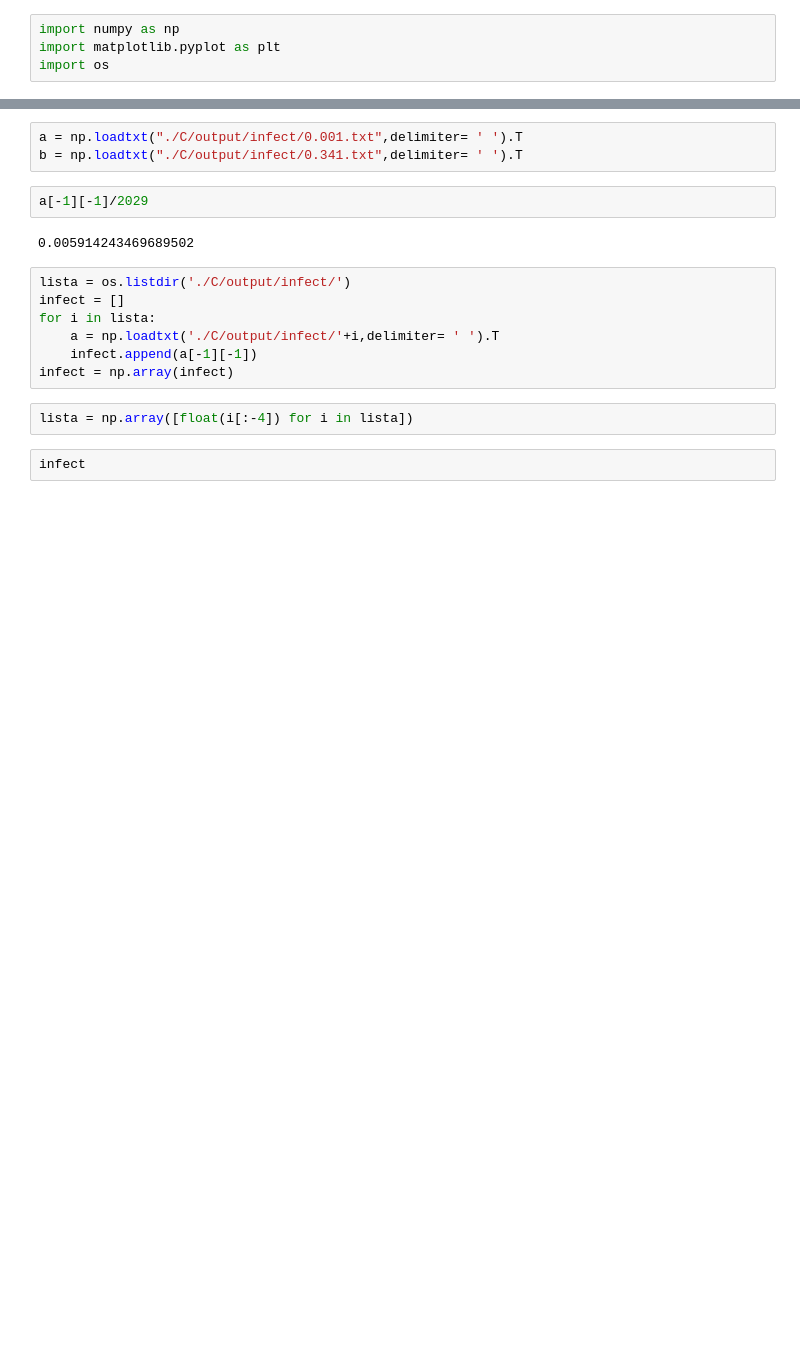
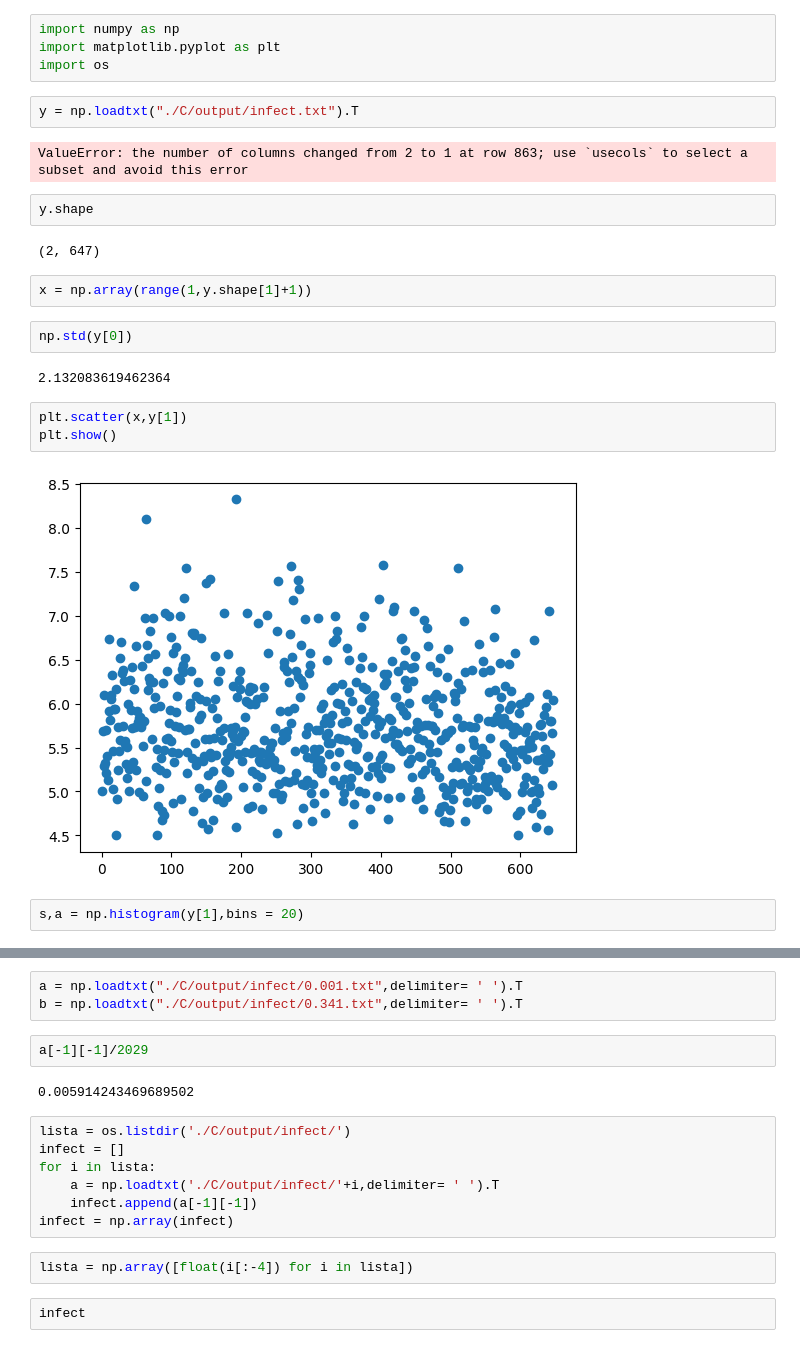
Before and after one commit to intcarlosmiguel/pesquisa_mestrado, a Jupyter notebook: infect.ipynb, the cells around one changed output, grey strips where cells are left out. Drawn from its saved outputs; the diff is of its cells as text; blank space fills up the shorter version.

Commit message:
add infect.txt
add infect.txt

```diff
--- a/infect.ipynb
+++ b/infect.ipynb
@@ -2,3 +2,24 @@
 import numpy as np
 import matplotlib.pyplot as plt
 import os
+# %%
+y = np.loadtxt("./C/output/infect.txt").T
+# %% [output]
+ValueError: the number of columns changed from 2 to 1 at row 863; use `usecols` to select a subset and avoid this error
+# %%
+y.shape
+# %% [output]
+(2, 647)
+# %%
+x = np.array(range(1,y.shape[1]+1))
+# %%
+np.std(y[0])
+# %% [output]
+2.132083619462364
+# %%
+plt.scatter(x,y[1])
+plt.show()
+# %% [output]
+[figure, added]
+# %%
+s,a = np.histogram(y[1],bins = 20)
```
Also changed, not shown: parts of 1 cell of this notebook, 4 other files.
